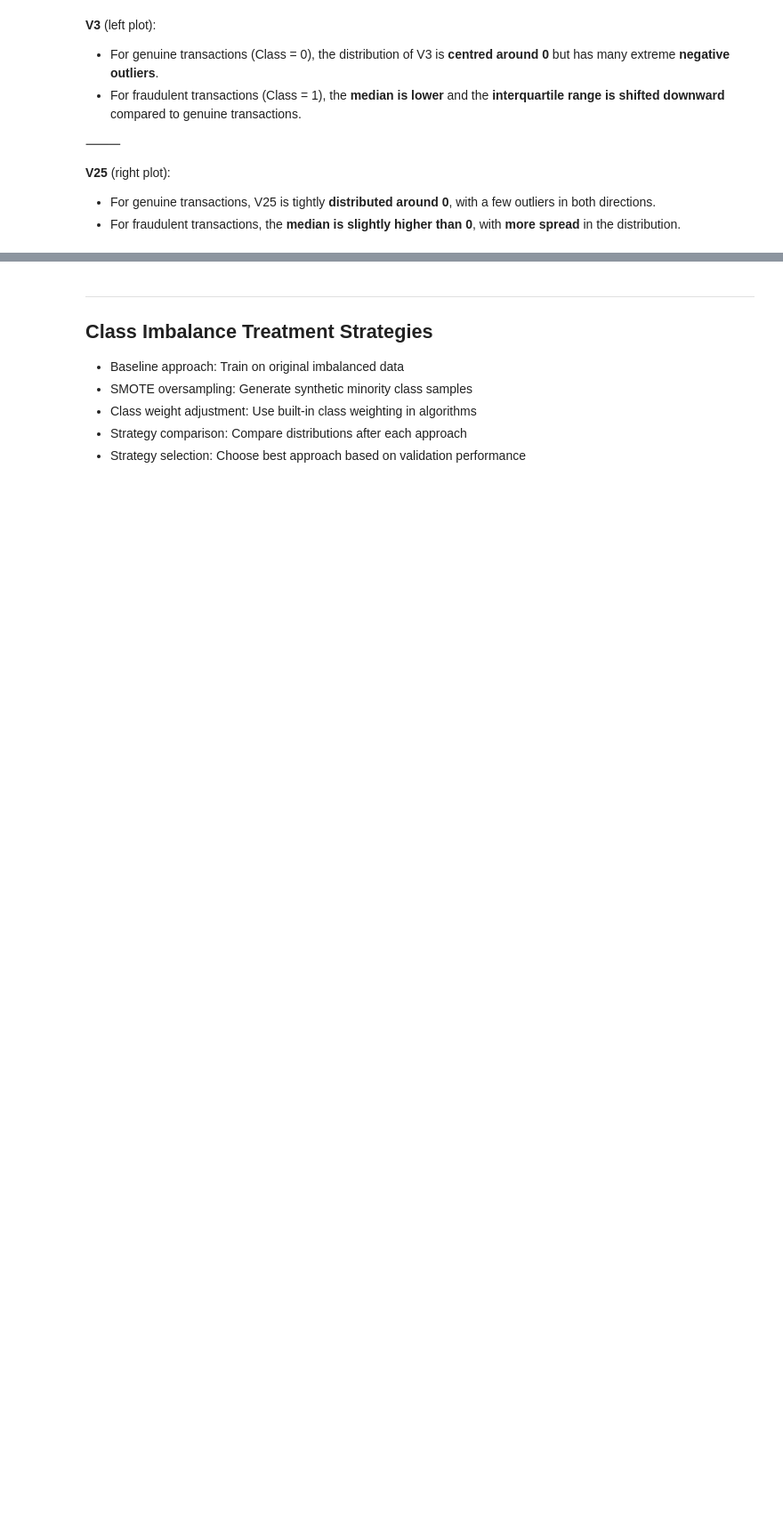
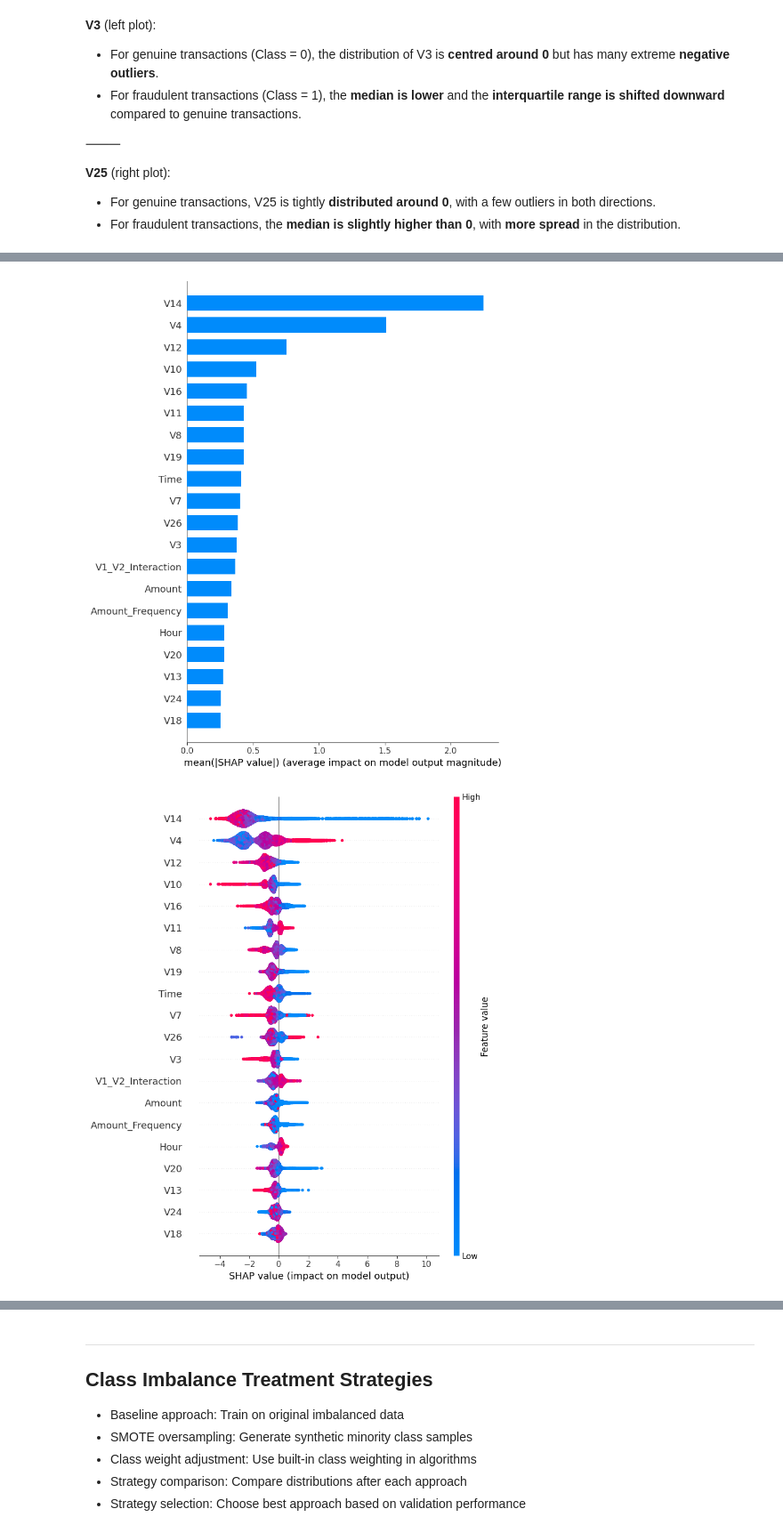
Before and after one commit to Rian-D/ML-Fraud-Detection, a Jupyter notebook: fraud_detection.ipynb, the cells around one changed output, grey strips where cells are left out. Shown at 89% size. Drawn from its saved outputs; the diff is of its cells as text; code cells hidden in the pictures; blank space fills up the shorter version.

```diff
--- a/fraud_detection.ipynb
+++ b/fraud_detection.ipynb
@@ -339,0 +339,12 @@ df_features['Anomaly_Score'] = -iso.fit_predict(X_scaled)  # -1 = anomaly, 1 = n
+# %%
+# Train-Test Split
+X = df.drop(columns=['Class'])
+y = df['Class']
+
+X_train, X_test, y_train, y_test = train_test_split(X, y, test_size=0.2,
+                                                    stratify=y, random_state=42)
+# %%
+# Scaling
+scaler = StandardScaler()
+X_train_scaled = scaler.fit_transform(X_train)
+X_test_scaled = scaler.transform(X_test)
@@ -347,16 +439,26 @@ y = df_features['Class']
 X_train, X_test, y_train, y_test = train_test_split(X, y, test_size=0.2,
                                                     stratify=y, random_state=42)
 # %%
-from xgboost import XGBClassifier
-from sklearn.metrics import roc_auc_score, classification_report
-
 # Baseline using only original columns
 original_cols = [col for col in df.columns if col not in ['Class']]
 
-xgb = XGBClassifier(scale_pos_weight=100, eval_metric='auc', random_state=42)
+xgb = XGBClassifier(random_state=42)
 xgb.fit(X_train[original_cols], y_train)
-
 baseline_preds = xgb.predict(X_test[original_cols])
 baseline_auc = roc_auc_score(y_test, baseline_preds)
-print("Baseline AUC:", baseline_auc)
+
+# Enhanced using original + feature engineering columns
+engineered_cols = [col for col in df_features.columns if col not in ['Class']]
+
+xgb.fit(X_train[engineered_cols], y_train)
+enhanced_preds = xgb.predict(X_test[engineered_cols])
+enhanced_auc = roc_auc_score(y_test, enhanced_preds)
+
+# Results
+print(f"Baseline AUC:  {baseline_auc:.4f}")
+print("\nClassification Report (Baseline):")
+print(classification_report(y_test, baseline_preds, digits=4))
+print(f"\nEnhanced AUC:  {enhanced_auc:.4f}")
+print("\nClassification Report (Enhanced):")
+print(classification_report(y_test, enhanced_preds, digits=4))
 # %% [output]
@@ -395,0 +491,13 @@ weighted avg     1.0000    1.0000    1.0000     56962
+# %%
+# SHAP explainer
+explainer = shap.TreeExplainer(xgb)
+shap_values = explainer.shap_values(X_test)
+
+# Global importance plot
+shap.summary_plot(shap_values, X_test, plot_type="bar")
+
+# Detailed summary (shows feature impact direction too)
+shap.summary_plot(shap_values, X_test)
+# %% [output]
+[figure, added]
+[figure, added]
```
Also changed, not shown: parts of 25 cells of this notebook.
